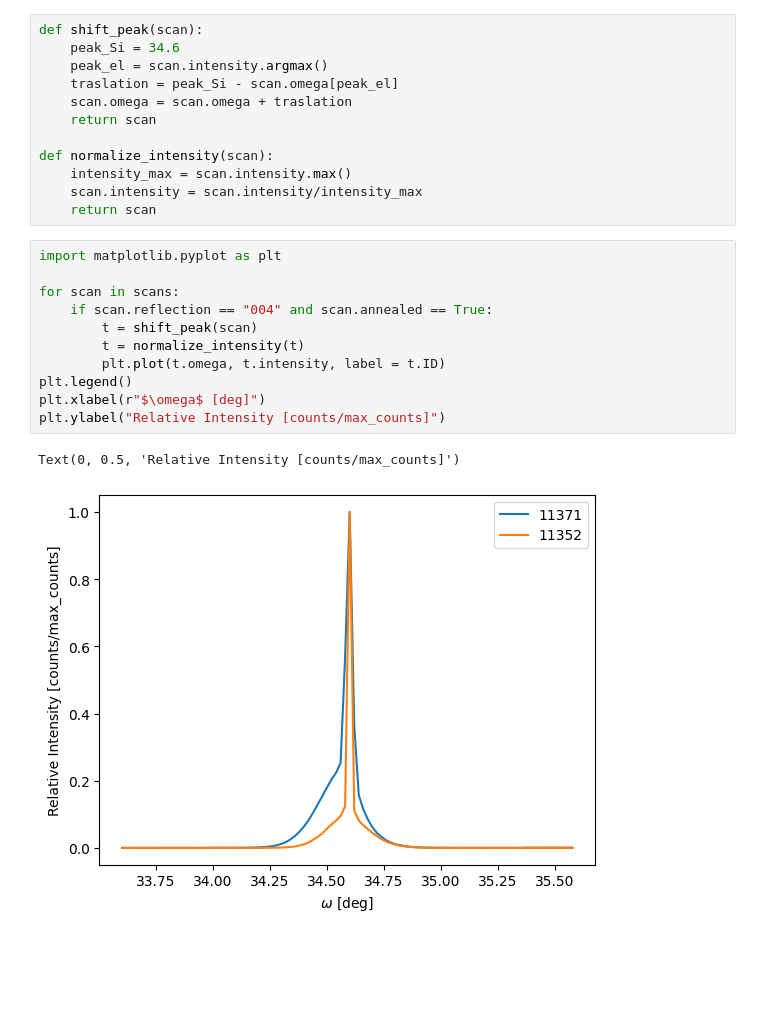
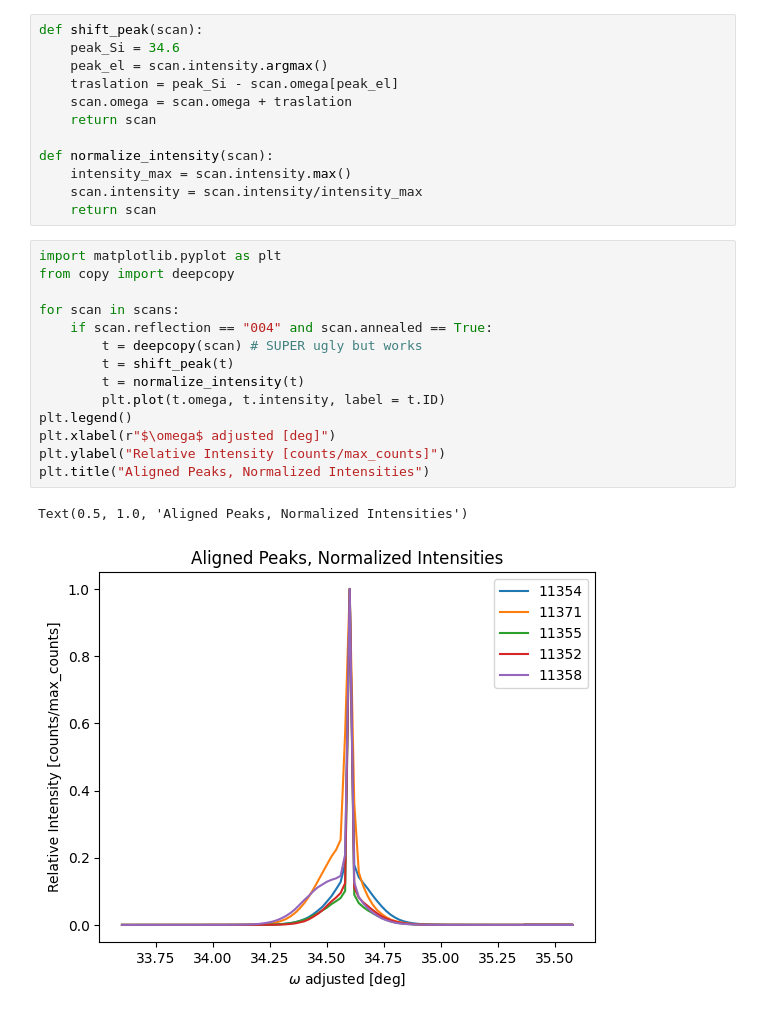
Before and after one commit to RiccardoCiviero/Thesis_XRD, a Jupyter notebook: extract_and_fit.ipynb, the cells around one changed output. Cells and saved outputs as stored; diff of their text form; blank space fills up the shorter version.

```diff
--- a/extract_and_fit.ipynb
+++ b/extract_and_fit.ipynb
@@ -63,15 +63,18 @@ def normalize_intensity(scan):
     return scan
 # %%
 import matplotlib.pyplot as plt
+from copy import deepcopy
 
 for scan in scans:
     if scan.reflection == "004" and scan.annealed == True:
-        t = shift_peak(scan)
+        t = deepcopy(scan) # SUPER ugly but works
+        t = shift_peak(t)
         t = normalize_intensity(t)
         plt.plot(t.omega, t.intensity, label = t.ID)
 plt.legend()
-plt.xlabel(r"$\omega$ [deg]")
+plt.xlabel(r"$\omega$ adjusted [deg]")
 plt.ylabel("Relative Intensity [counts/max_counts]")
+plt.title("Aligned Peaks, Normalized Intensities")
 # %% [output]
-Text(0, 0.5, 'Relative Intensity [counts/max_counts]')
+Text(0.5, 1.0, 'Aligned Peaks, Normalized Intensities')
-[figure, old version]
+[figure, new version]
```
Also changed, not shown: parts of 1 cell of this notebook, 20 other files.
